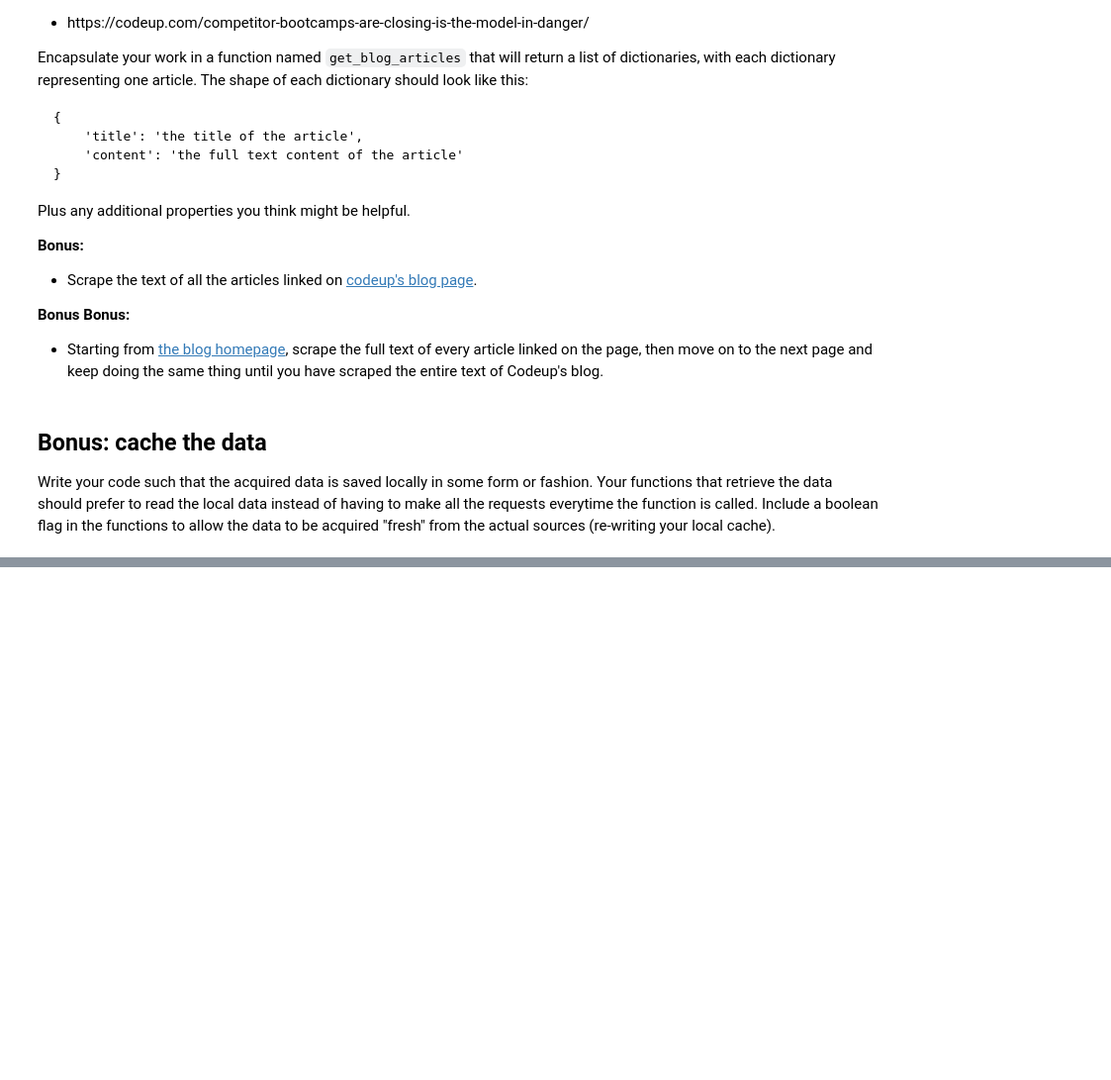
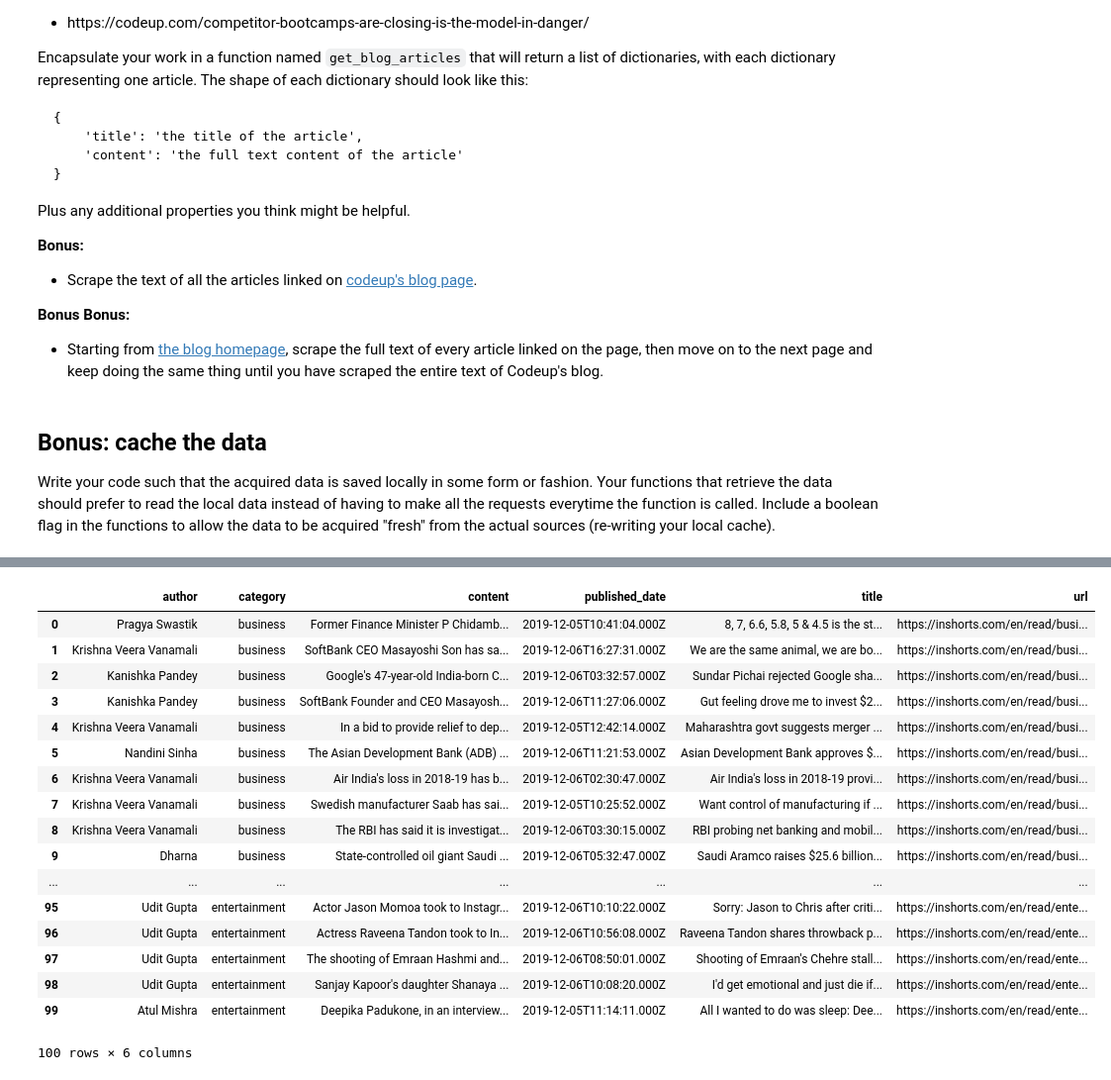
Before and after one commit to kjeliasen/ds-methodologies-exercises, a Jupyter notebook: nlp/data_acquisition.ipynb, the cells around one changed output, grey strips where cells are left out. Shown at 99% size. Drawn from its saved outputs; the diff is of its cells as text; code cells hidden in the pictures; blank space fills up the shorter version.

```diff
--- a/nlp/data_acquisition.ipynb
+++ b/nlp/data_acquisition.ipynb
@@ -270,0 +356,21 @@ got_it!
+# %%
+make_new_news_request(cache=False)
+# %% [output]
+|  | author | category | content | published_date | title | url |
+| 0 | Pragya Swastik | business | Former Finance Minister P Chidamb... | 2019-12-05T10:41:04.000Z | 8, 7, 6.6, 5.8, 5 & 4.5 is the st... | https://inshorts.com/en/read/busi... |
+| 1 | Krishna Veera Vanamali | business | SoftBank CEO Masayoshi Son has sa... | 2019-12-06T16:27:31.000Z | We are the same animal, we are bo... | https://inshorts.com/en/read/busi... |
+| 2 | Kanishka Pandey | business | Google's 47-year-old India-born C... | 2019-12-06T03:32:57.000Z | Sundar Pichai rejected Google sha... | https://inshorts.com/en/read/busi... |
+| 3 | Kanishka Pandey | business | SoftBank Founder and CEO Masayosh... | 2019-12-06T11:27:06.000Z | Gut feeling drove me to invest $2... | https://inshorts.com/en/read/busi... |
+| 4 | Krishna Veera Vanamali | business | In a bid to provide relief to dep... | 2019-12-05T12:42:14.000Z | Maharashtra govt suggests merger ... | https://inshorts.com/en/read/busi... |
+| 5 | Nandini Sinha | business | The Asian Development Bank (ADB) ... | 2019-12-06T11:21:53.000Z | Asian Development Bank approves $... | https://inshorts.com/en/read/busi... |
+| 6 | Krishna Veera Vanamali | business | Air India's loss in 2018-19 has b... | 2019-12-06T02:30:47.000Z | Air India's loss in 2018-19 provi... | https://inshorts.com/en/read/busi... |
+| 7 | Krishna Veera Vanamali | business | Swedish manufacturer Saab has sai... | 2019-12-05T10:25:52.000Z | Want control of manufacturing if ... | https://inshorts.com/en/read/busi... |
+| 8 | Krishna Veera Vanamali | business | The RBI has said it is investigat... | 2019-12-06T03:30:15.000Z | RBI probing net banking and mobil... | https://inshorts.com/en/read/busi... |
+| 9 | Dharna | business | State-controlled oil giant Saudi ... | 2019-12-06T05:32:47.000Z | Saudi Aramco raises $25.6 billion... | https://inshorts.com/en/read/busi... |
+| ... | ... | ... | ... | ... | ... | ... |
+| 95 | Udit Gupta | entertainment | Actor Jason Momoa took to Instagr... | 2019-12-06T10:10:22.000Z | Sorry: Jason to Chris after criti... | https://inshorts.com/en/read/ente... |
+| 96 | Udit Gupta | entertainment | Actress Raveena Tandon took to In... | 2019-12-06T10:56:08.000Z | Raveena Tandon shares throwback p... | https://inshorts.com/en/read/ente... |
+| 97 | Udit Gupta | entertainment | The shooting of Emraan Hashmi and... | 2019-12-06T08:50:01.000Z | Shooting of Emraan's Chehre stall... | https://inshorts.com/en/read/ente... |
+| 98 | Udit Gupta | entertainment | Sanjay Kapoor's daughter Shanaya ... | 2019-12-06T10:08:20.000Z | I'd get emotional and just die if... | https://inshorts.com/en/read/ente... |
+| 99 | Atul Mishra | entertainment | Deepika Padukone, in an interview... | 2019-12-05T11:14:11.000Z | All I wanted to do was sleep: Dee... | https://inshorts.com/en/read/ente... |
+100 rows × 6 columns
```
Also changed, not shown: parts of 5 cells of this notebook, 2 other files.
